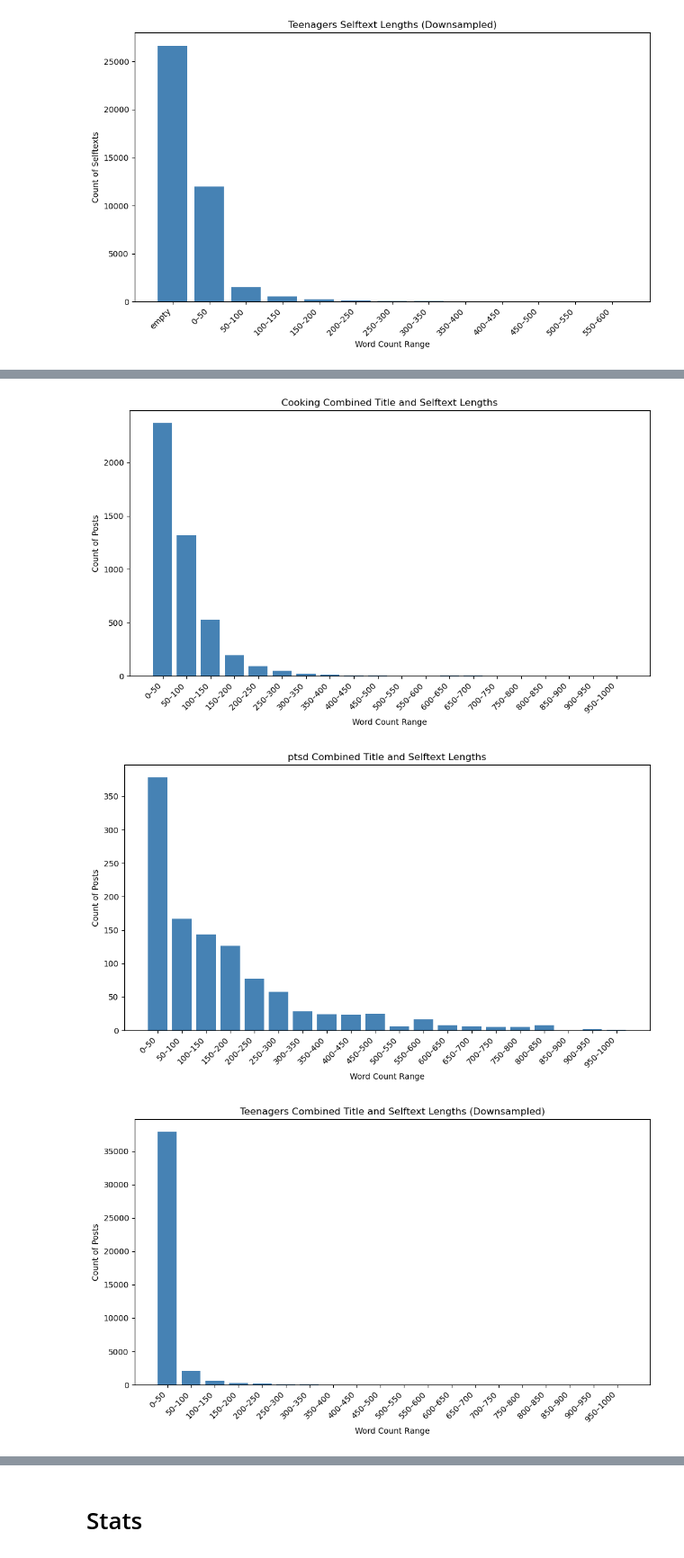
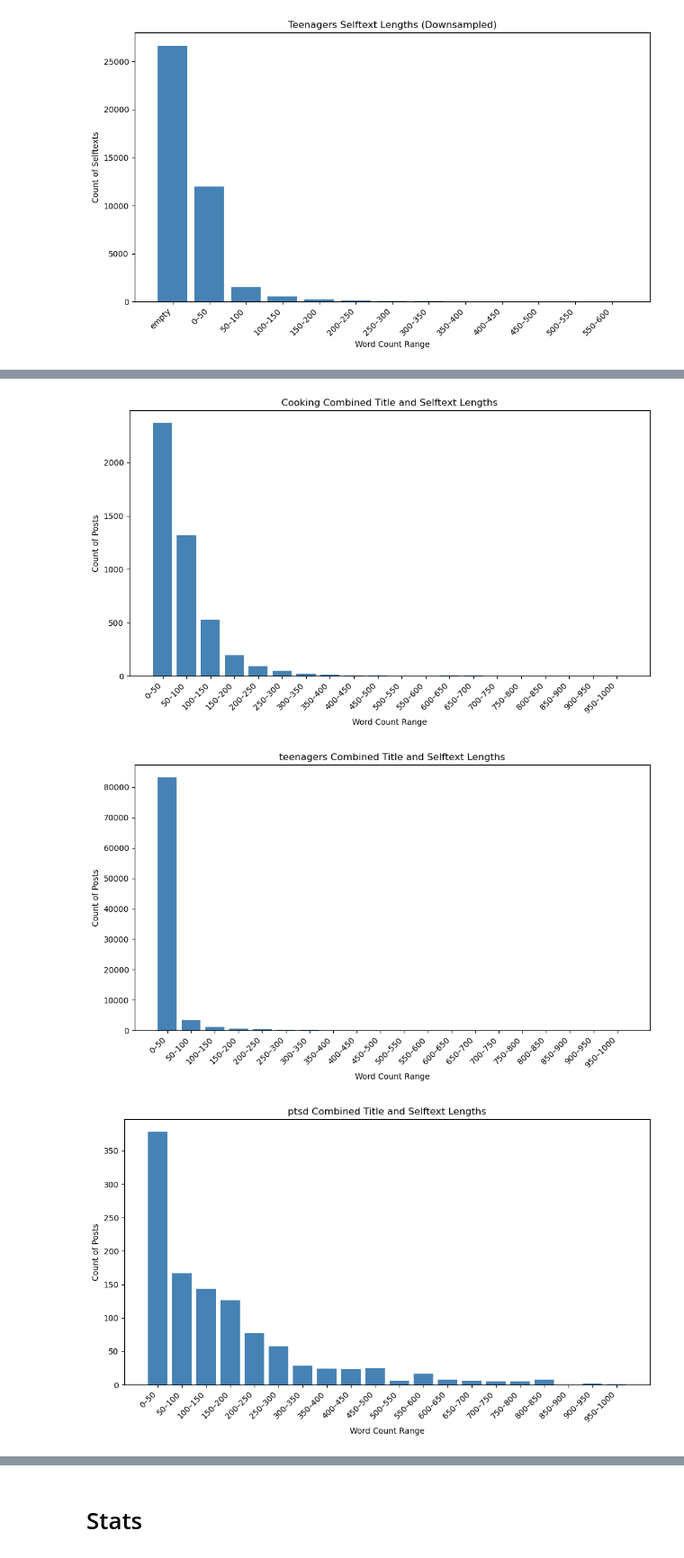
Before and after one commit to DHJKim321/diss-project, a Jupyter notebook: src/data/raw/combine_data.ipynb, the cells around one changed output, grey strips where cells are left out. Shown at 90% size. Cells and saved outputs as stored; diff of their text form; code cells hidden in the pictures.

```diff
--- a/src/data/raw/combine_data.ipynb
+++ b/src/data/raw/combine_data.ipynb
@@ -144,8 +144,8 @@ plt.show()
 # %%
 # For each subreddit, plot the distribution of title + selftext lengths with bins from 0 to 700
 for subreddit in full_df['subreddit'].unique():
-    if subreddit == 'teenagers':
-        continue
+    # if subreddit == 'teenagers':
+    #     continue
     subreddit_df = full_df[full_df['subreddit'] == subreddit].copy()
     subreddit_df['combined_length'] = subreddit_df['title_length'] + subreddit_df['selftext_length']
     bins = list(range(0, 1001, 50))
@@ -158,32 +158,32 @@ for subreddit in full_df['subreddit'].unique():
     plt.xlabel('Word Count Range')
     plt.ylabel('Count of Posts')
     plt.xticks(rotation=45, ha='right')
     plt.tight_layout()
     plt.show()
 # Plot same graph for downsampled teenagers for combined lengths
 teen_downsampled['combined_length'] = teen_downsampled['title_length'] + teen_downsampled['selftext_length']
 bins = list(range(0, 1001, 50))
 teen_downsampled['length_bin'] = pd.cut(teen_downsampled['combined_length'], bins=bins)
 counts = teen_downsampled['length_bin'].value_counts().sort_index()
 labels = [f'{int(interval.left)}–{int(interval.right)}' for interval in counts.index]
 plt.figure(figsize=(10, 6))
 plt.bar(labels, counts.values, color='steelblue')
 plt.title('Teenagers Combined Title and Selftext Lengths (Downsampled)')
 plt.xlabel('Word Count Range')
 plt.ylabel('Count of Posts')
 plt.xticks(rotation=45, ha='right')
 plt.tight_layout()
 plt.show()
 # %% [output]
 [figure]
 [figure]
 [figure]
 [figure]
 [figure]
 [figure]
 [figure]
 [figure]
 [figure]
 [figure]
-[figure, old version]
+[figure, new version]
-[figure, old version]
+[figure, new version]
```
Also changed, not shown: parts of 1 cell of this notebook.
